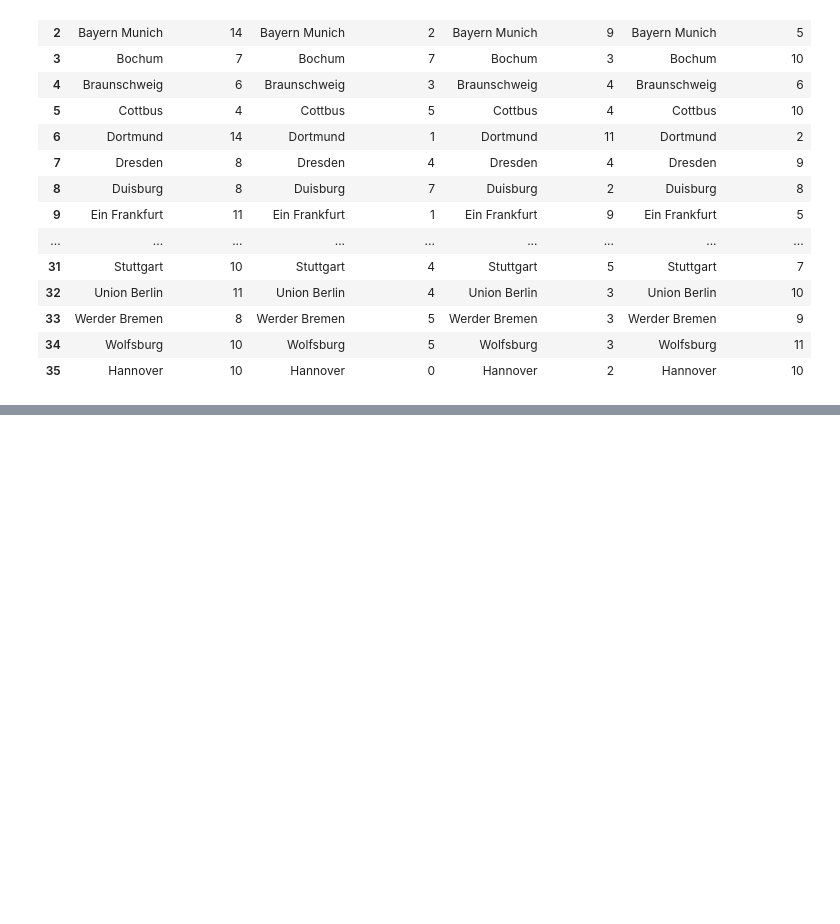
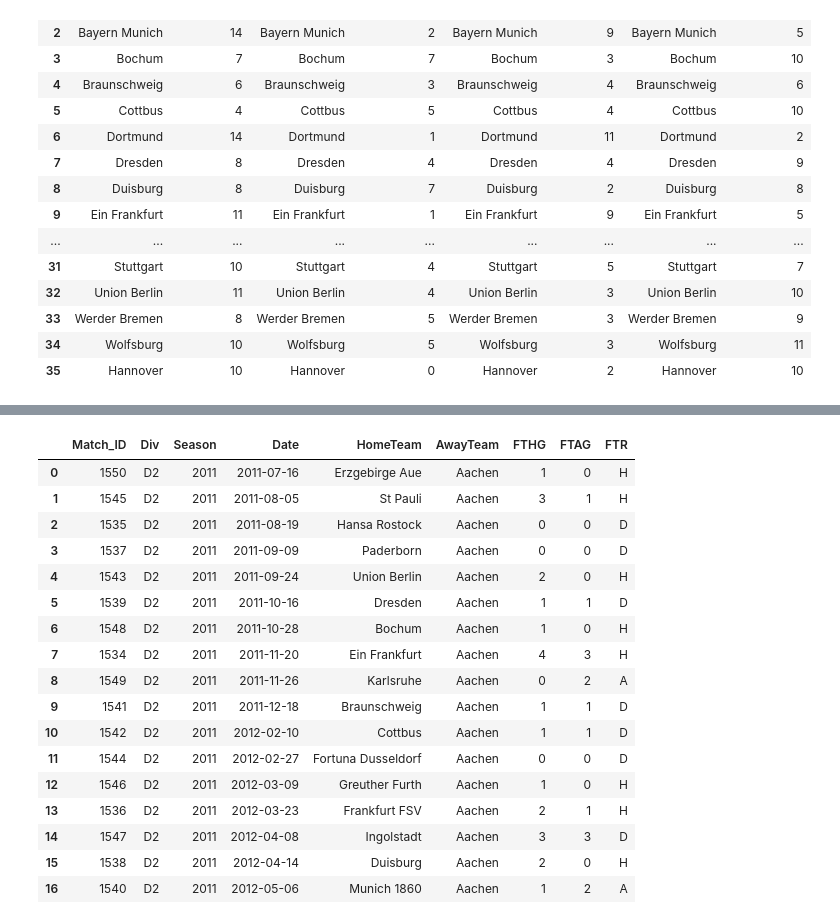
Before and after one commit to HeleneBu/london-ds-100719-M2-project-template, a Jupyter notebook: Project 2 - Helene.ipynb, the cells around one changed output, grey strips where cells are left out. Drawn from its saved outputs; the diff is of its cells as text; code cells hidden in the pictures; blank space fills up the shorter version.

```diff
--- a/Project 2 - Helene.ipynb
+++ b/Project 2 - Helene.ipynb
@@ -438,0 +779,29 @@ total_wins_losses
+# %%
+cur.execute("""SELECT *
+                FROM Matches
+                WHERE Season = '2011' AND Div != 'E0' AND AwayTeam = 'Aachen'
+                ORDER BY Date ASC;""")
+
+dates = pd.DataFrame(cur.fetchall())
+
+dates.columns = [x[0] for x in cur.description]
+dates
+# %% [output]
+|  | Match_ID | Div | Season | Date | HomeTeam | AwayTeam | FTHG | FTAG | FTR |
+| 0 | 1550 | D2 | 2011 | 2011-07-16 | Erzgebirge Aue | Aachen | 1 | 0 | H |
+| 1 | 1545 | D2 | 2011 | 2011-08-05 | St Pauli | Aachen | 3 | 1 | H |
+| 2 | 1535 | D2 | 2011 | 2011-08-19 | Hansa Rostock | Aachen | 0 | 0 | D |
+| 3 | 1537 | D2 | 2011 | 2011-09-09 | Paderborn | Aachen | 0 | 0 | D |
+| 4 | 1543 | D2 | 2011 | 2011-09-24 | Union Berlin | Aachen | 2 | 0 | H |
+| 5 | 1539 | D2 | 2011 | 2011-10-16 | Dresden | Aachen | 1 | 1 | D |
+| 6 | 1548 | D2 | 2011 | 2011-10-28 | Bochum | Aachen | 1 | 0 | H |
+| 7 | 1534 | D2 | 2011 | 2011-11-20 | Ein Frankfurt | Aachen | 4 | 3 | H |
+| 8 | 1549 | D2 | 2011 | 2011-11-26 | Karlsruhe | Aachen | 0 | 2 | A |
+| 9 | 1541 | D2 | 2011 | 2011-12-18 | Braunschweig | Aachen | 1 | 1 | D |
+| 10 | 1542 | D2 | 2011 | 2012-02-10 | Cottbus | Aachen | 1 | 1 | D |
+| 11 | 1544 | D2 | 2011 | 2012-02-27 | Fortuna Dusseldorf | Aachen | 0 | 0 | D |
+| 12 | 1546 | D2 | 2011 | 2012-03-09 | Greuther Furth | Aachen | 1 | 0 | H |
+| 13 | 1536 | D2 | 2011 | 2012-03-23 | Frankfurt FSV | Aachen | 2 | 1 | H |
+| 14 | 1547 | D2 | 2011 | 2012-04-08 | Ingolstadt | Aachen | 3 | 3 | D |
+| 15 | 1538 | D2 | 2011 | 2012-04-14 | Duisburg | Aachen | 2 | 0 | H |
+| 16 | 1540 | D2 | 2011 | 2012-05-06 | Munich 1860 | Aachen | 1 | 2 | A |
```
Also changed, not shown: parts of 31 cells of this notebook.
